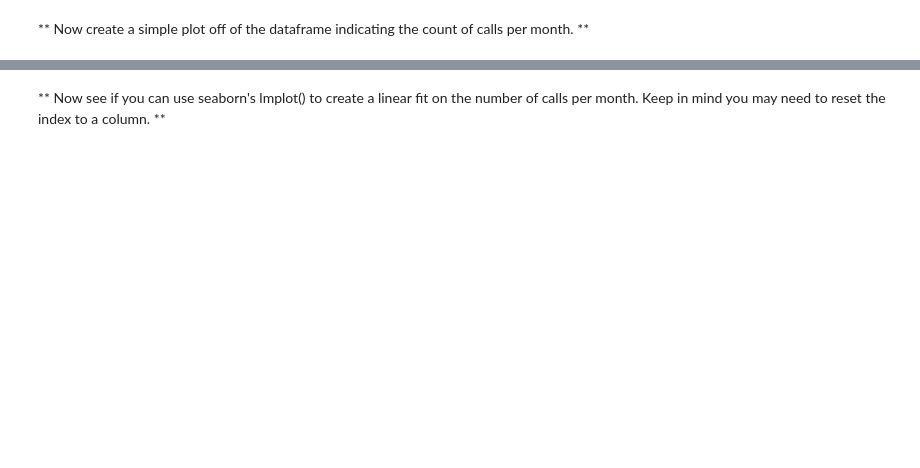
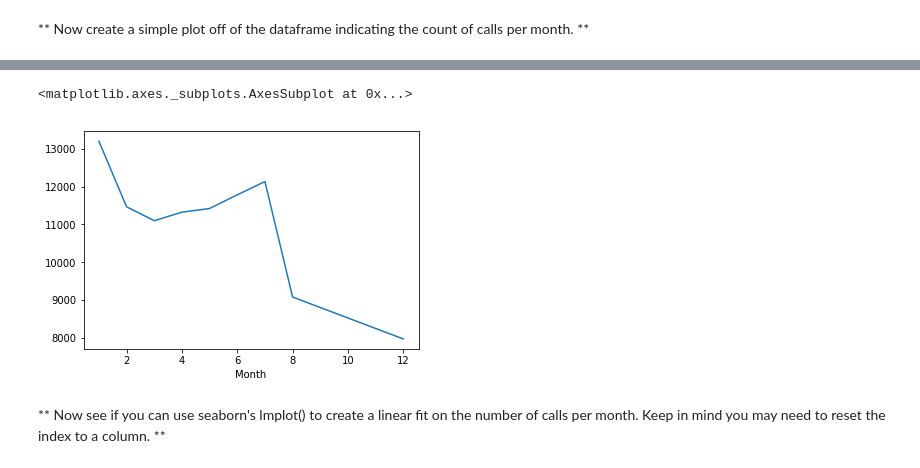
Before and after one commit to kayaen/DataCapstoneProject, a Jupyter notebook: 911 Calls Data Capstone Project .ipynb, the cells around one changed output, grey strips where cells are left out. Saved outputs shown, nothing was run; the diff lists cells and outputs as text; code cells hidden in the pictures; blank space fills up the shorter version.

```diff
--- a/911 Calls Data Capstone Project .ipynb
+++ b/911 Calls Data Capstone Project .ipynb
@@ -175,0 +201,3 @@ _____
+# %%
+byMonth = df.groupby(['Month']).count()
+byMonth.head()
@@ -182,2 +214,7 @@ _____
+# %%
+byMonth['e'].plot()
+# %% [output]
+<matplotlib.axes._subplots.AxesSubplot at 0x...>
+[figure, added]
 # %% [markdown]
 ** Now see if you can use seaborn's lmplot() to create a linear fit on the number of calls per month. Keep in mind you may need to reset the index to a column. **
```
Also changed, not shown: parts of 38 cells of this notebook.
